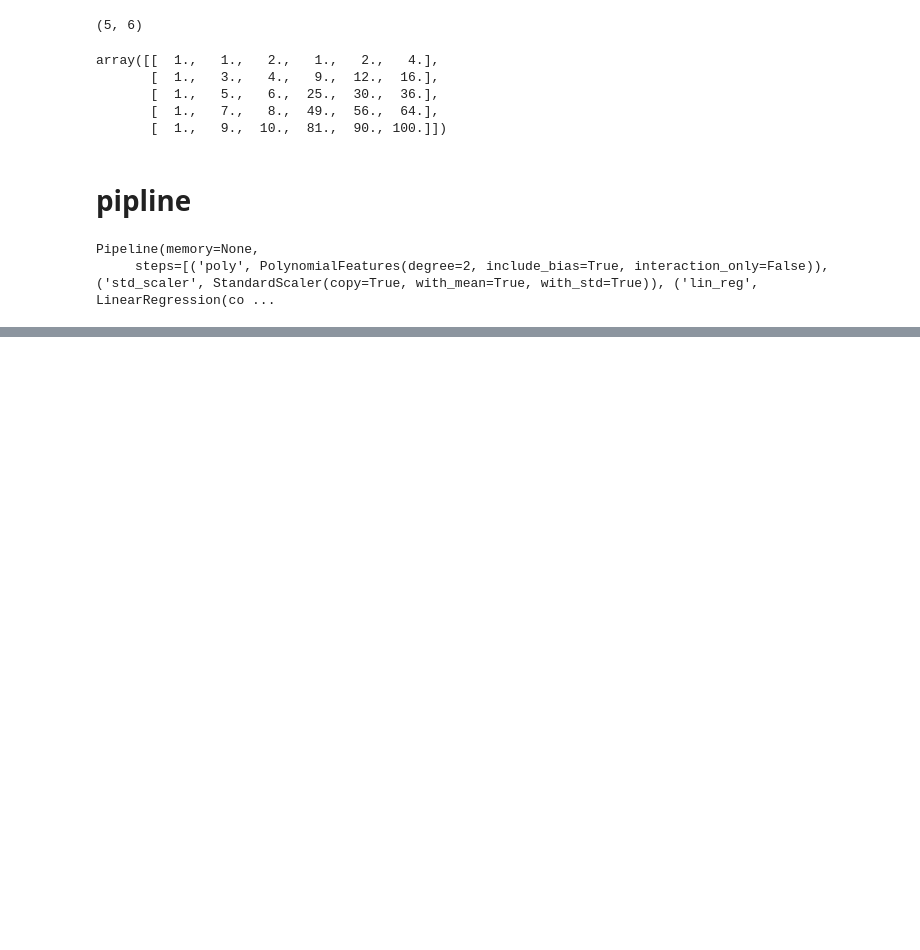
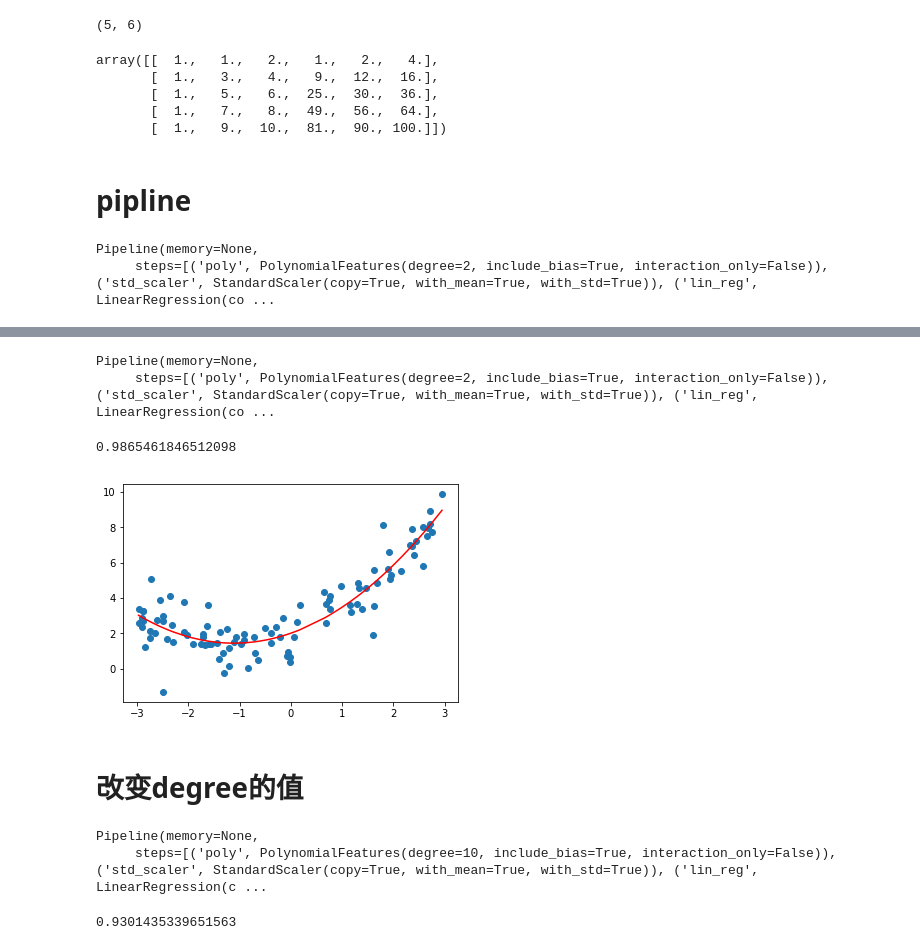
Before and after one commit to miraclestatus/mllearning, a Jupyter notebook: ml/机器学习19.ipynb, the cells around one changed output, grey strips where cells are left out. Saved outputs shown, nothing was run; the diff lists cells and outputs as text; code cells hidden in the pictures; blank space fills up the shorter version.

```diff
--- a/ml/机器学习19.ipynb
+++ b/ml/机器学习19.ipynb
@@ -151,0 +152,15 @@ plt.show()
+# %%
+def PolynomialRgression(degree):
+    return Pipeline([
+    ("poly", PolynomialFeatures(degree=degree)),
+    ("std_scaler", StandardScaler()),
+    ("lin_reg", LinearRegression())
+])
+# %%
+poly_reg2 = PolynomialRgression(degree=2)
+poly_reg2.fit(X, y)
+# %% [output]
+Pipeline(memory=None,
+     steps=[('poly', PolynomialFeatures(degree=2, include_bias=True, interaction_only=False)), ('std_scaler', StandardScaler(copy=True, with_mean=True, with_std=True)), ('lin_reg', LinearRegression(co ...
+# %%
+y2_predict = poly_reg2.predict(X)
@@ -151,0 +169,18 @@ plt.show()
+# %%
+mean_squared_error(y, y2_predict)
+# %% [output]
+0.9865461846512098
+# %%
+plt.scatter(x, y)
+plt.plot(np.sort(x), y2_predict[np.argsort(x)], color='r')
+plt.show()
+# %% [output]
+[figure, added]
+# %% [markdown]
+# 改变degree的值
+# %%
+poly10_reg = PolynomialRgression(degree=10)
+poly10_reg.fit(X, y)
+# %% [output]
+Pipeline(memory=None,
+     steps=[('poly', PolynomialFeatures(degree=10, include_bias=True, interaction_only=False)), ('std_scaler', StandardScaler(copy=True, with_mean=True, with_std=True)), ('lin_reg', LinearRegression(c ...
@@ -151,0 +189,4 @@ plt.show()
+# %%
+mean_squared_error(y, y10_predict)
+# %% [output]
+0.9301435339651563
```
Also changed, not shown: parts of 50 cells of this notebook.
